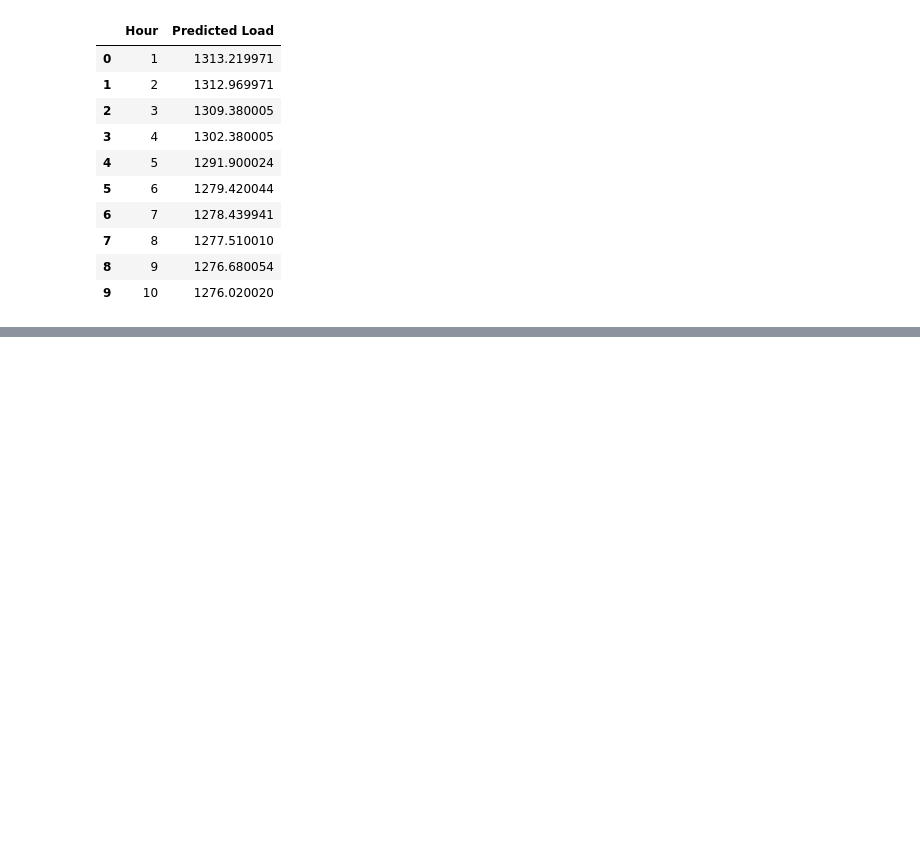
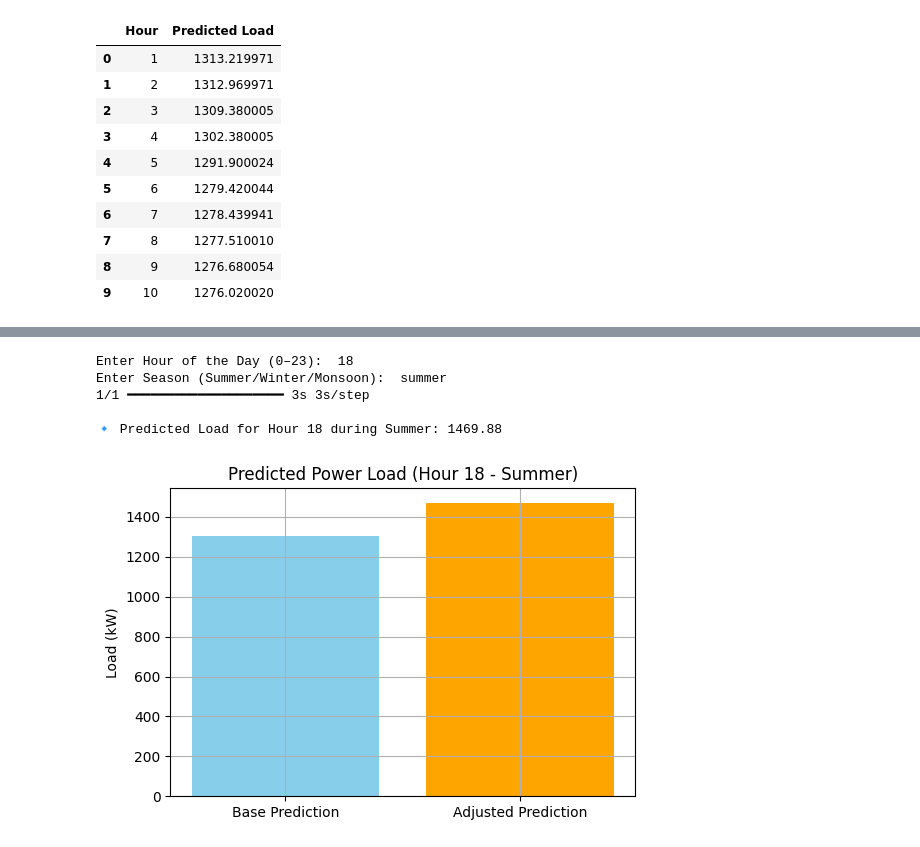
Before and after one commit to akshaya20055/BFEEMD_LSTM_Electricity_Load_Prediction, a Jupyter notebook: bfeemd_lstm_predict_analysis.ipynb, the cells around one changed output, grey strips where cells are left out. Drawn from its saved outputs; the diff is of its cells as text; code cells hidden in the pictures; blank space fills up the shorter version.

```diff
--- a/bfeemd_lstm_predict_analysis.ipynb
+++ b/bfeemd_lstm_predict_analysis.ipynb
@@ -548,0 +590,40 @@ Predicted Electricity Load for Next 10 Hours:
+# %%
+# 🔹 User Input Prediction (Time + Season based)
+import numpy as np
+import matplotlib.pyplot as plt
+
+# Ask for user inputs
+hour = float(input("Enter Hour of the Day (0–23): "))
+season = input("Enter Season (Summer/Winter/Monsoon): ").strip().lower()
+
+# Define simple seasonal effect (you can adjust later)
+season_multiplier = {
+    "summer": 1.1,
+    "winter": 0.9,
+    "monsoon": 1.0
+}.get(season, 1.0)
+
+# Use last sequence from test data for prediction
+X_input = X_test[-1].reshape(1, SEQ_LENGTH, 1)
+pred_scaled = model.predict(X_input)
+pred = scaler.inverse_transform(pred_scaled)[0][0]
+
+# Adjust prediction slightly based on user input
+adjusted_pred = pred * (1 + (hour / 24 - 0.5) * 0.1) * season_multiplier
+
+print(f"\n🔹 Predicted Load for Hour {int(hour)} during {season.capitalize()}: {adjusted_pred:.2f}")
+
+# Plotting
+plt.figure(figsize=(6, 4))
+plt.bar(["Base Prediction", "Adjusted Prediction"], [pred, adjusted_pred], color=["skyblue", "orange"])
+plt.title(f"Predicted Power Load (Hour {int(hour)} - {season.capitalize()})")
+plt.ylabel("Load (kW)")
+plt.grid(True)
+plt.show()
+# %% [output]
+Enter Hour of the Day (0–23):  18
+Enter Season (Summer/Winter/Monsoon):  summer
+1/1 ━━━━━━━━━━━━━━━━━━━━ 3s 3s/step
+
+🔹 Predicted Load for Hour 18 during Summer: 1469.88
+[figure, added]
```
Also changed, not shown: parts of 5 cells of this notebook.
